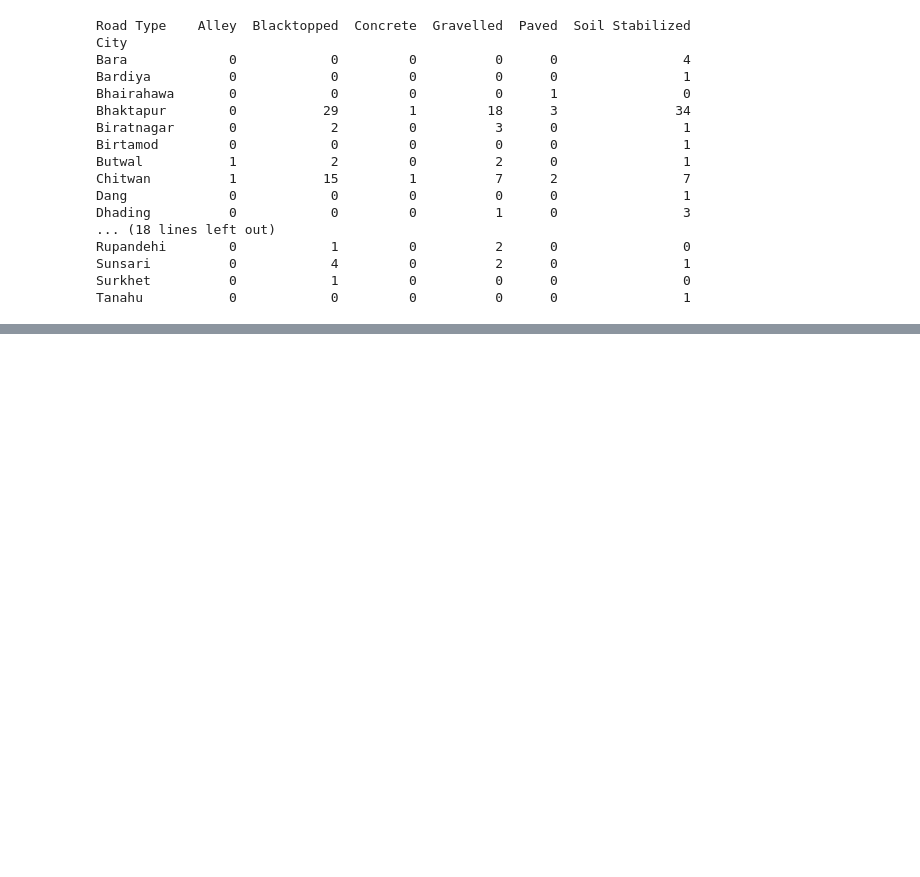
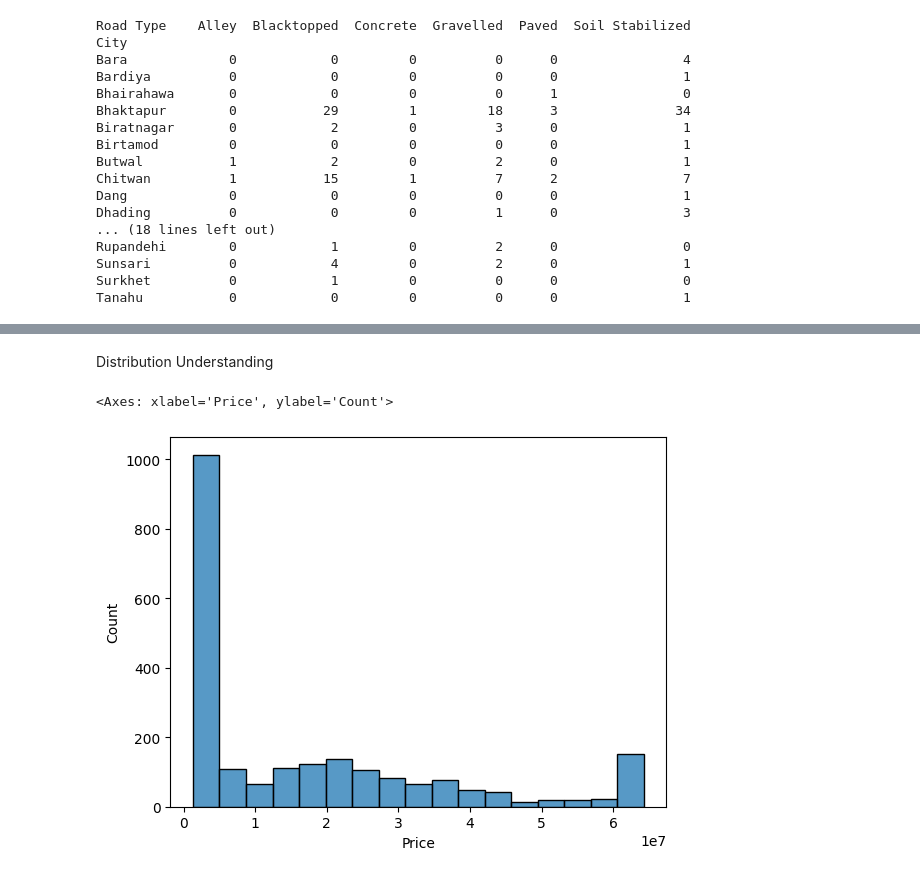
Before and after one commit to Swoyesh/House_Price_Predictor, a Jupyter notebook: housing.ipynb, the cells around one changed output, grey strips where cells are left out. Saved outputs shown, nothing was run; the diff lists cells and outputs as text; code cells hidden in the pictures; blank space fills up the shorter version.

```diff
--- a/housing.ipynb
+++ b/housing.ipynb
@@ -751,0 +784,7 @@ Tanahu           0            0         0          0      0                1
+# %% [markdown]
+Distribution Understanding
+# %%
+sns.histplot(x = 'Price', data = cleanData)
+# %% [output]
+<Axes: xlabel='Price', ylabel='Count'>
+[figure, added]
```
Also changed, not shown: parts of 13 cells of this notebook.
